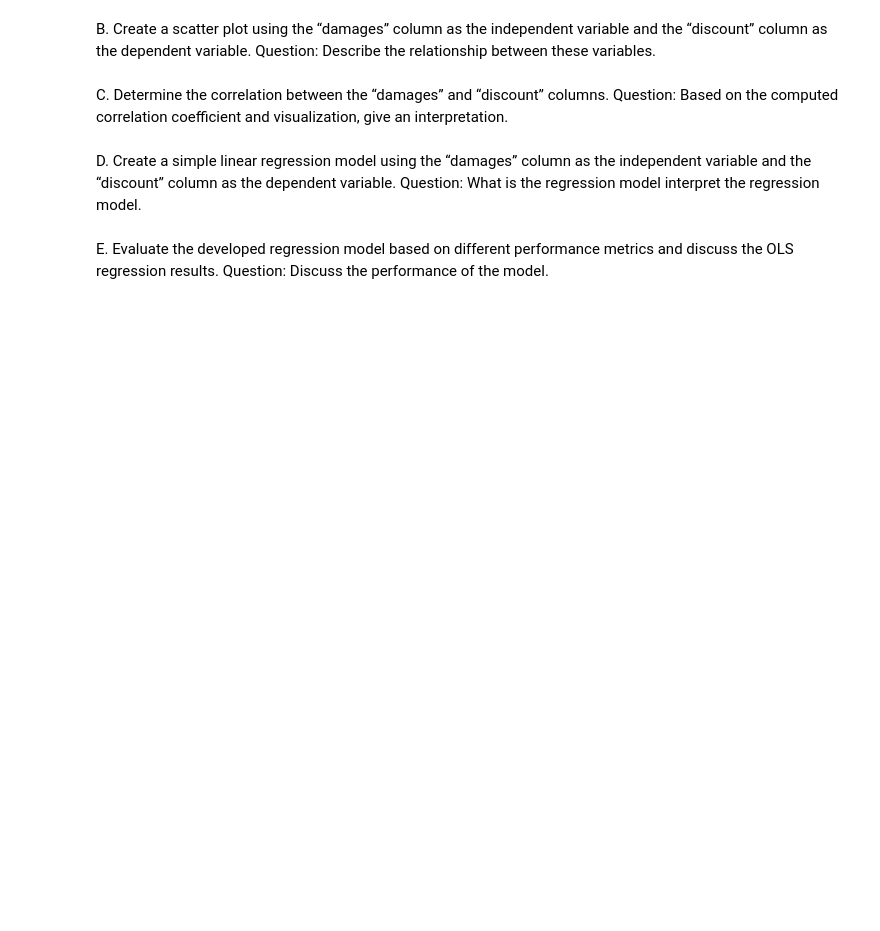
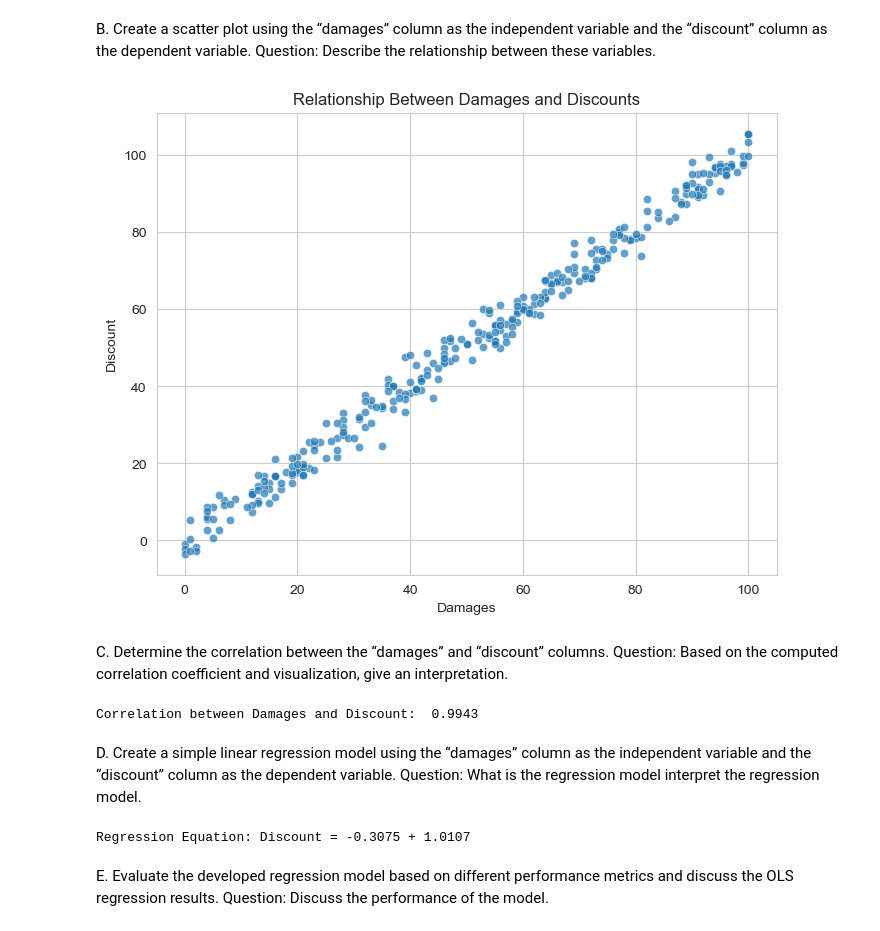
Before and after one commit to Nikkochoy/Data-Analytics-Finals-act, a Jupyter notebook: Act1/Act1.ipynb, the cells around one changed output. Saved outputs shown, nothing was run; the diff lists cells and outputs as text; code cells hidden in the pictures; blank space fills up the shorter version.

```diff
--- a/Act1/Act1.ipynb
+++ b/Act1/Act1.ipynb
@@ -39,13 +72,48 @@ Question: Describe the amount based on the different descriptive statistics.
 # %% [markdown]
 B. Create a scatter plot using the “damages” column as the independent variable and the “discount” column as the dependent variable.
 Question: Describe the relationship between these variables.
+# %%
+# Create scatter plot: Damages vs. Discount
+plt.figure(figsize=(8, 6))
+sns.scatterplot(x='damages', y='discount', data=df, alpha=0.7)
+plt.title('Relationship Between Damages and Discounts')
+plt.xlabel('Damages')
+plt.ylabel('Discount')
+plt.grid(True)
+plt.show()
+# %% [output]
+[figure, added]
 # %% [markdown]
 C. Determine the correlation between the “damages” and “discount” columns.
 Question: Based on the computed correlation coefficient and visualization, give an interpretation.
+# %%
+# Calculate correlation
+correlation = slr_train.join(y_slr_train).corr().loc['damages', 'discount']
+print(f"Correlation between Damages and Discount: {correlation: .4f}")
+# %% [output]
+Correlation between Damages and Discount:  0.9943
 # %% [markdown]
 D. Create a simple linear regression model using the “damages” column as the
 independent variable and the “discount” column as the dependent variable.
 Question: What is the regression model interpret the regression model.
+# %%
+from sklearn.linear_model import LinearRegression
+
+# Prepare the training data (90% split)
+X_train = slr_train  # Damages (independent variable)
+y_train = y_slr_train  # Discount (dependent variable)
+
+# Initialize and fit the model
+slr_model = LinearRegression()
+slr_model.fit(X_train, y_train)
+
+# Extract coefficients
+intercept = slr_model.intercept_
+slope = slr_model.coef_[0]
+
+print(f"Regression Equation: Discount = {intercept:.4f} + {slope:.4f}")
+# %% [output]
+Regression Equation: Discount = -0.3075 + 1.0107
 # %% [markdown]
 E. Evaluate the developed regression model based on different performance metrics and discuss the OLS regression results.
 Question: Discuss the performance of the model.
```
Also changed, not shown: parts of 5 cells of this notebook.
